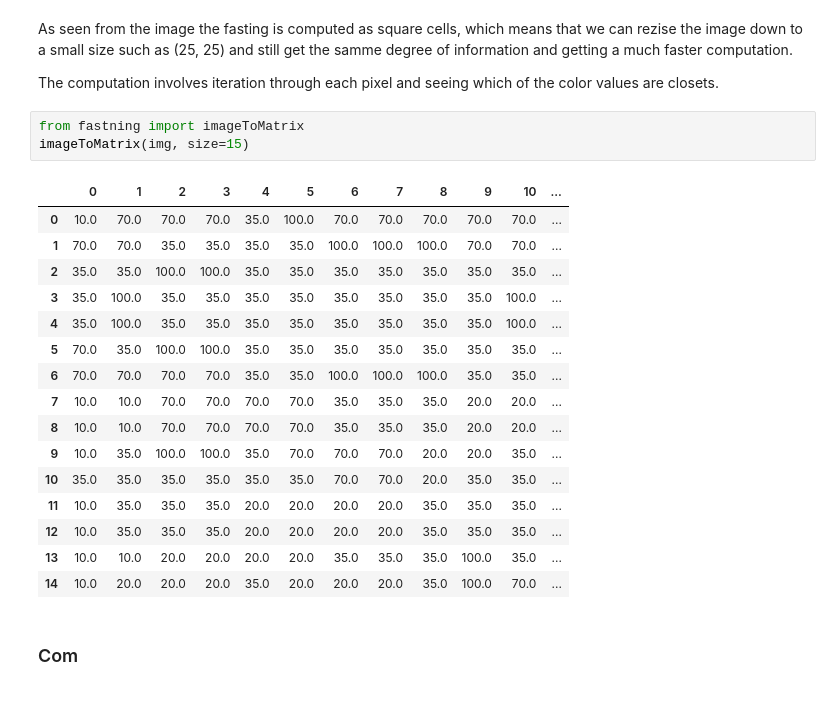
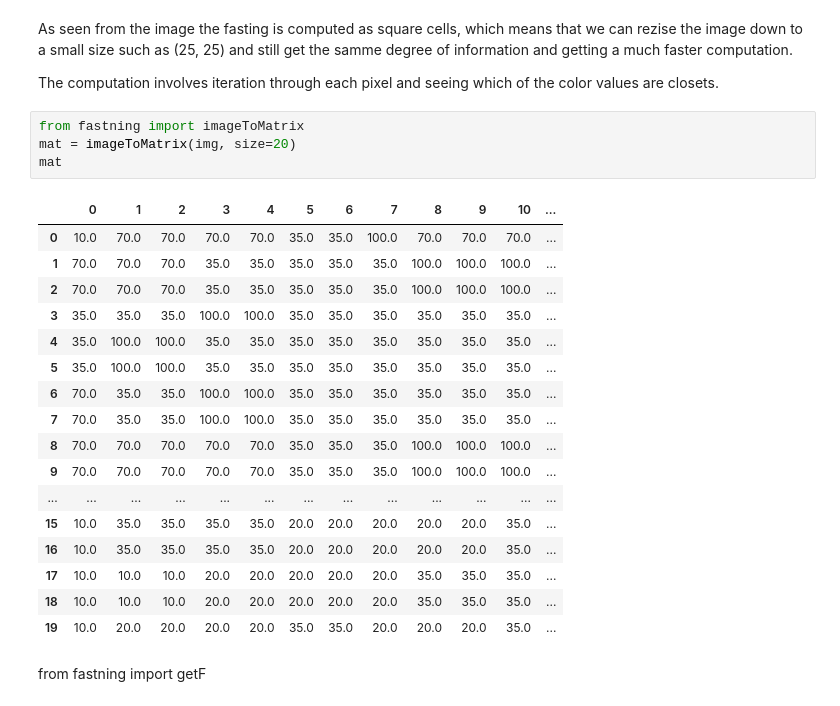
Before and after one commit to Rotendahl/flood_risk, a Jupyter notebook: water_comes/Fastning.ipynb, the cells around one changed output. Drawn from its saved outputs; the diff is of its cells as text.

Commit message:
Updated fastning code

```diff
--- a/water_comes/Fastning.ipynb
+++ b/water_comes/Fastning.ipynb
@@ -58,23 +66,25 @@ The computation involves iteration through each pixel and seeing which of
 the color values are closets.
 # %%
 from fastning import imageToMatrix
-imageToMatrix(img, size=15)
+mat = imageToMatrix(img, size=20)
+mat
 # %% [output]
 |  | 0 | 1 | 2 | 3 | 4 | 5 | 6 | 7 | 8 | 9 | 10 | ... |
-| 0 | 10.0 | 70.0 | 70.0 | 70.0 | 35.0 | 100.0 | 70.0 | 70.0 | 70.0 | 70.0 | 70.0 | ... |
-| 1 | 70.0 | 70.0 | 35.0 | 35.0 | 35.0 | 35.0 | 100.0 | 100.0 | 100.0 | 70.0 | 70.0 | ... |
-| 2 | 35.0 | 35.0 | 100.0 | 100.0 | 35.0 | 35.0 | 35.0 | 35.0 | 35.0 | 35.0 | 35.0 | ... |
-| 3 | 35.0 | 100.0 | 35.0 | 35.0 | 35.0 | 35.0 | 35.0 | 35.0 | 35.0 | 35.0 | 100.0 | ... |
-| 4 | 35.0 | 100.0 | 35.0 | 35.0 | 35.0 | 35.0 | 35.0 | 35.0 | 35.0 | 35.0 | 100.0 | ... |
-| 5 | 70.0 | 35.0 | 100.0 | 100.0 | 35.0 | 35.0 | 35.0 | 35.0 | 35.0 | 35.0 | 35.0 | ... |
-| 6 | 70.0 | 70.0 | 70.0 | 70.0 | 35.0 | 35.0 | 100.0 | 100.0 | 100.0 | 35.0 | 35.0 | ... |
-| 7 | 10.0 | 10.0 | 70.0 | 70.0 | 70.0 | 70.0 | 35.0 | 35.0 | 35.0 | 20.0 | 20.0 | ... |
-| 8 | 10.0 | 10.0 | 70.0 | 70.0 | 70.0 | 70.0 | 35.0 | 35.0 | 35.0 | 20.0 | 20.0 | ... |
-| 9 | 10.0 | 35.0 | 100.0 | 100.0 | 35.0 | 70.0 | 70.0 | 70.0 | 20.0 | 20.0 | 35.0 | ... |
-| 10 | 35.0 | 35.0 | 35.0 | 35.0 | 35.0 | 35.0 | 70.0 | 70.0 | 20.0 | 35.0 | 35.0 | ... |
-| 11 | 10.0 | 35.0 | 35.0 | 35.0 | 20.0 | 20.0 | 20.0 | 20.0 | 35.0 | 35.0 | 35.0 | ... |
-| 12 | 10.0 | 35.0 | 35.0 | 35.0 | 20.0 | 20.0 | 20.0 | 20.0 | 35.0 | 35.0 | 35.0 | ... |
-| 13 | 10.0 | 10.0 | 20.0 | 20.0 | 20.0 | 20.0 | 35.0 | 35.0 | 35.0 | 100.0 | 35.0 | ... |
-| 14 | 10.0 | 20.0 | 20.0 | 20.0 | 35.0 | 20.0 | 20.0 | 20.0 | 35.0 | 100.0 | 70.0 | ... |
+| 0 | 10.0 | 70.0 | 70.0 | 70.0 | 70.0 | 35.0 | 35.0 | 100.0 | 70.0 | 70.0 | 70.0 | ... |
+| 1 | 70.0 | 70.0 | 70.0 | 35.0 | 35.0 | 35.0 | 35.0 | 35.0 | 100.0 | 100.0 | 100.0 | ... |
+| 2 | 70.0 | 70.0 | 70.0 | 35.0 | 35.0 | 35.0 | 35.0 | 35.0 | 100.0 | 100.0 | 100.0 | ... |
+| 3 | 35.0 | 35.0 | 35.0 | 100.0 | 100.0 | 35.0 | 35.0 | 35.0 | 35.0 | 35.0 | 35.0 | ... |
+| 4 | 35.0 | 100.0 | 100.0 | 35.0 | 35.0 | 35.0 | 35.0 | 35.0 | 35.0 | 35.0 | 35.0 | ... |
+| 5 | 35.0 | 100.0 | 100.0 | 35.0 | 35.0 | 35.0 | 35.0 | 35.0 | 35.0 | 35.0 | 35.0 | ... |
+| 6 | 70.0 | 35.0 | 35.0 | 100.0 | 100.0 | 35.0 | 35.0 | 35.0 | 35.0 | 35.0 | 35.0 | ... |
+| 7 | 70.0 | 35.0 | 35.0 | 100.0 | 100.0 | 35.0 | 35.0 | 35.0 | 35.0 | 35.0 | 35.0 | ... |
+| 8 | 70.0 | 70.0 | 70.0 | 70.0 | 70.0 | 35.0 | 35.0 | 35.0 | 100.0 | 100.0 | 100.0 | ... |
+| 9 | 70.0 | 70.0 | 70.0 | 70.0 | 70.0 | 35.0 | 35.0 | 35.0 | 100.0 | 100.0 | 100.0 | ... |
+| ... | ... | ... | ... | ... | ... | ... | ... | ... | ... | ... | ... | ... |
+| 15 | 10.0 | 35.0 | 35.0 | 35.0 | 35.0 | 20.0 | 20.0 | 20.0 | 20.0 | 20.0 | 35.0 | ... |
+| 16 | 10.0 | 35.0 | 35.0 | 35.0 | 35.0 | 20.0 | 20.0 | 20.0 | 20.0 | 20.0 | 35.0 | ... |
+| 17 | 10.0 | 10.0 | 10.0 | 20.0 | 20.0 | 20.0 | 20.0 | 20.0 | 35.0 | 35.0 | 35.0 | ... |
+| 18 | 10.0 | 10.0 | 10.0 | 20.0 | 20.0 | 20.0 | 20.0 | 20.0 | 35.0 | 35.0 | 35.0 | ... |
+| 19 | 10.0 | 20.0 | 20.0 | 20.0 | 20.0 | 35.0 | 35.0 | 20.0 | 20.0 | 20.0 | 35.0 | ... |
-# %% [markdown]
-### Com
+# %% [markdown]
+from fastning import getF
```
Also changed, not shown: parts of 3 cells of this notebook, 2 other files.
